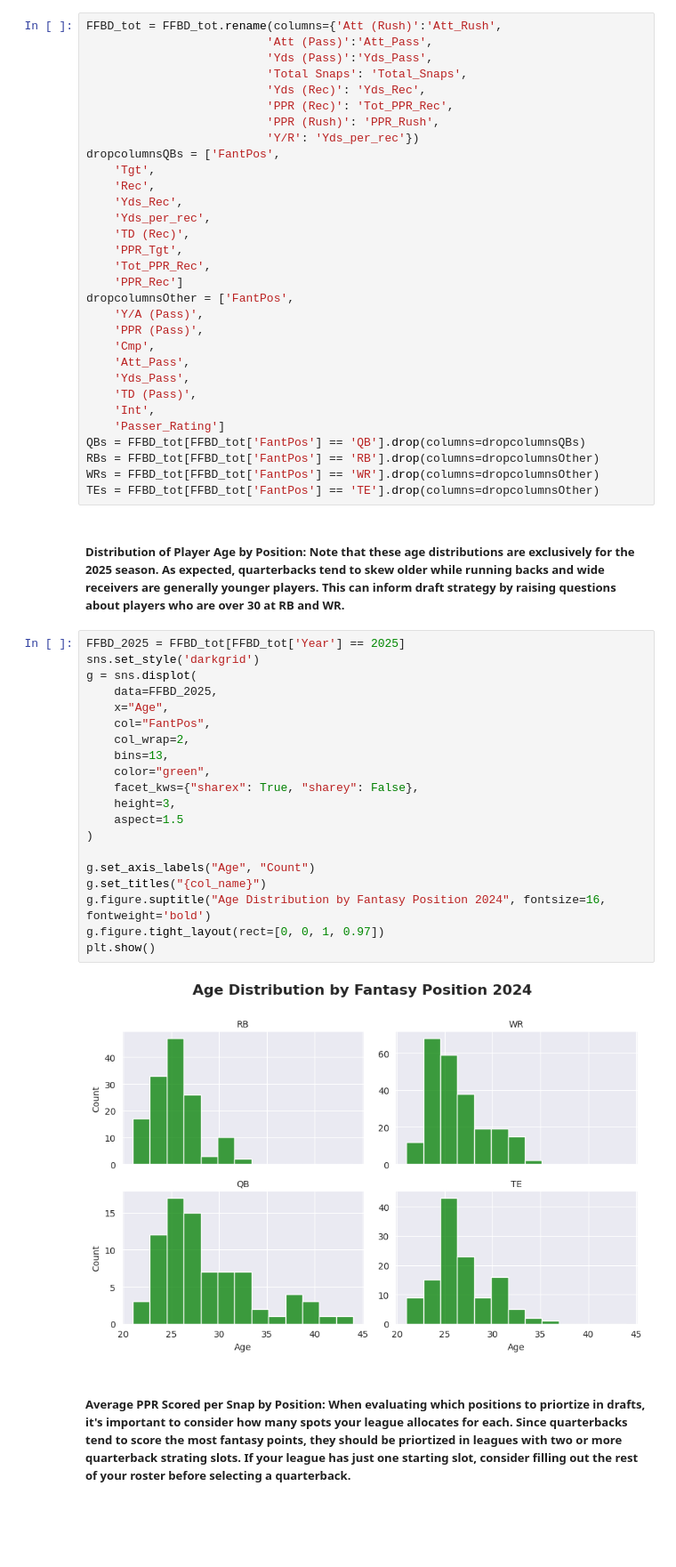
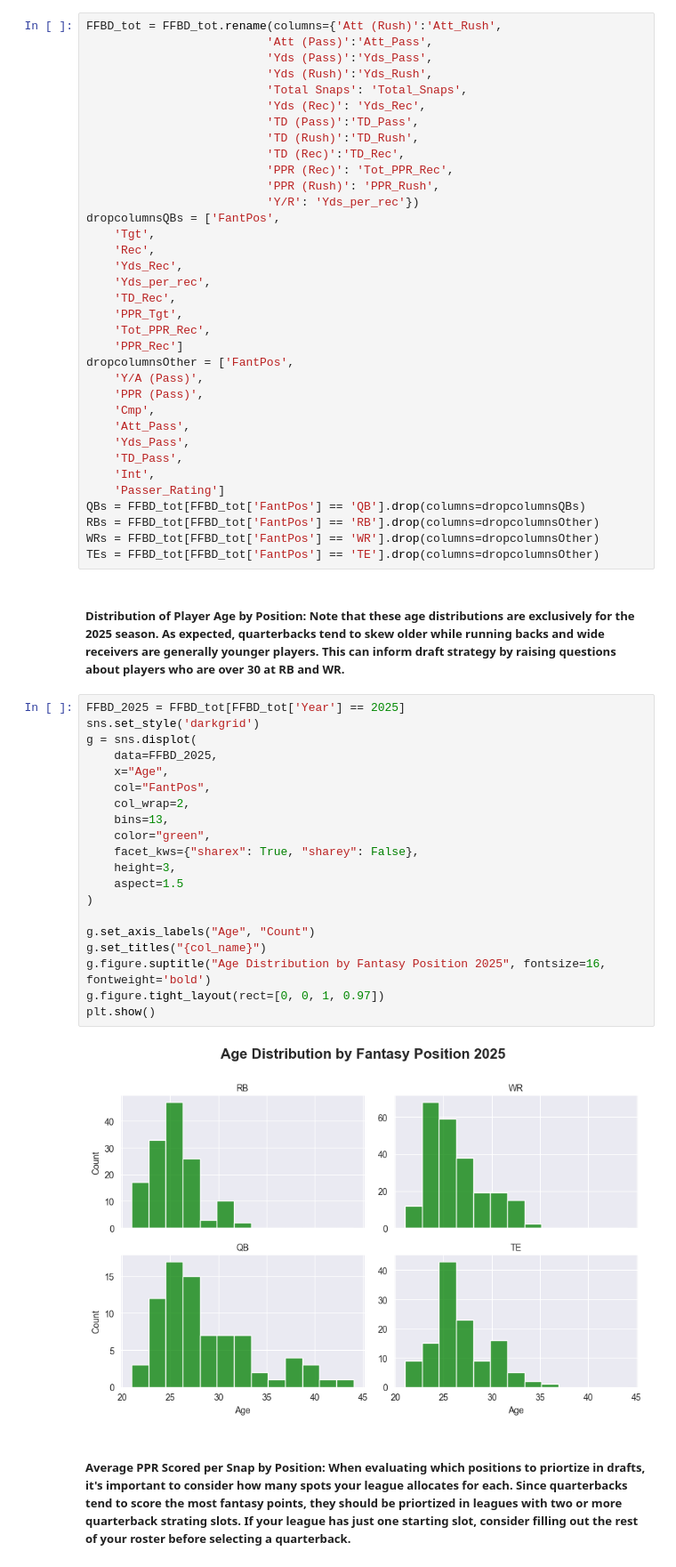
Before and after one commit to Alec-Larson/Python-Fantasy-Football-Rankings, a Jupyter notebook: Notebooks/EDA.ipynb, the cells around one changed output. Shown at 89% size. Drawn from its saved outputs; the diff is of its cells as text; blank space fills up the shorter version.

```diff
--- a/Notebooks/EDA.ipynb
+++ b/Notebooks/EDA.ipynb
@@ -16,8 +16,12 @@ FFBD_tot = pd.read_csv('../Fantasyfb_Data/FFBD_tot.csv')
 FFBD_tot = FFBD_tot.rename(columns={'Att (Rush)':'Att_Rush',
                           'Att (Pass)':'Att_Pass',
                           'Yds (Pass)':'Yds_Pass',
+                          'Yds (Rush)':'Yds_Rush',
                           'Total Snaps': 'Total_Snaps',
                           'Yds (Rec)': 'Yds_Rec',
+                          'TD (Pass)':'TD_Pass',
+                          'TD (Rush)':'TD_Rush',
+                          'TD (Rec)':'TD_Rec',
                           'PPR (Rec)': 'Tot_PPR_Rec',
                           'PPR (Rush)': 'PPR_Rush',
                           'Y/R': 'Yds_per_rec'})
@@ -26,7 +30,7 @@ dropcolumnsQBs = ['FantPos',
     'Rec',
     'Yds_Rec',
     'Yds_per_rec',
-    'TD (Rec)',
+    'TD_Rec',
     'PPR_Tgt',
     'Tot_PPR_Rec',
     'PPR_Rec']
@@ -36,7 +40,7 @@ dropcolumnsOther = ['FantPos',
     'Cmp',
     'Att_Pass',
     'Yds_Pass',
-    'TD (Pass)',
+    'TD_Pass',
     'Int',
     'Passer_Rating']
 QBs = FFBD_tot[FFBD_tot['FantPos'] == 'QB'].drop(columns=dropcolumnsQBs)
@@ -48,25 +52,25 @@ TEs = FFBD_tot[FFBD_tot['FantPos'] == 'TE'].drop(columns=dropcolumnsOther)
 # %%
 FFBD_2025 = FFBD_tot[FFBD_tot['Year'] == 2025]
 sns.set_style('darkgrid')
 g = sns.displot(
     data=FFBD_2025,
     x="Age",
     col="FantPos",
     col_wrap=2,
     bins=13,
     color="green",
     facet_kws={"sharex": True, "sharey": False},
     height=3,
     aspect=1.5
 )
 
 g.set_axis_labels("Age", "Count")
 g.set_titles("{col_name}")
-g.figure.suptitle("Age Distribution by Fantasy Position 2024", fontsize=16, fontweight='bold')
+g.figure.suptitle("Age Distribution by Fantasy Position 2025", fontsize=16, fontweight='bold')
 g.figure.tight_layout(rect=[0, 0, 1, 0.97])
 plt.show()
 # %% [output]
-[figure, old version]
+[figure, new version]
 # %% [markdown]
 ##### Average PPR Scored per Snap by Position: When evaluating which positions to priortize in drafts, it's important to consider how many spots your league allocates for each. Since quarterbacks tend to score the most fantasy points, they should be priortized in leagues with two or more quarterback strating slots. If your league has just one starting slot, consider filling out the rest of your roster before selecting a quarterback.
 # %%
```
Also changed, not shown: parts of 5 cells of this notebook, 1 other file.
